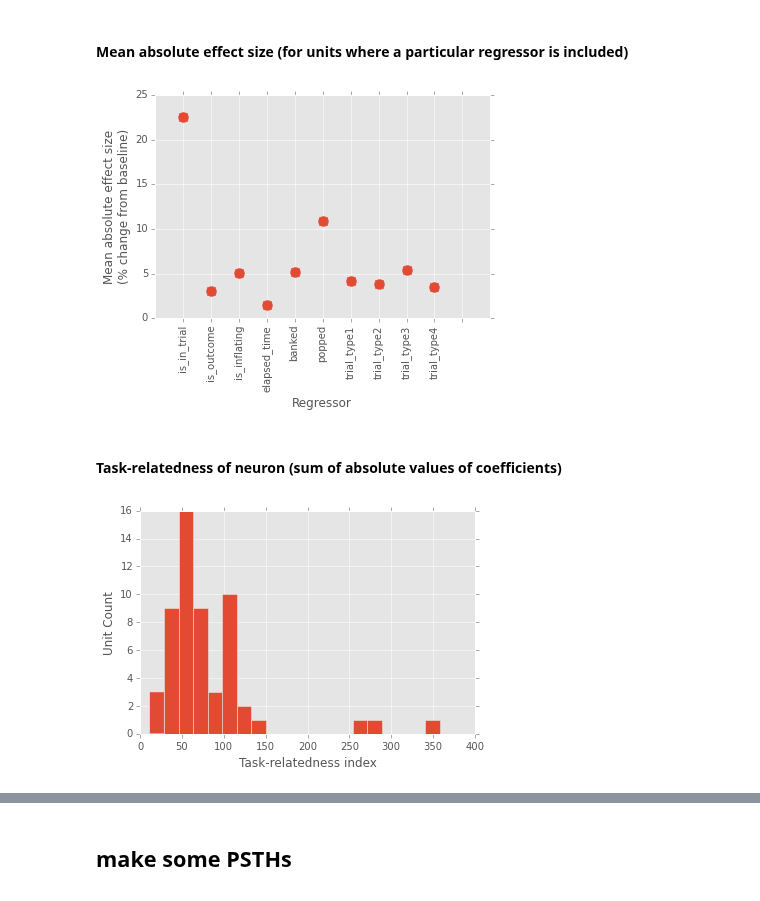
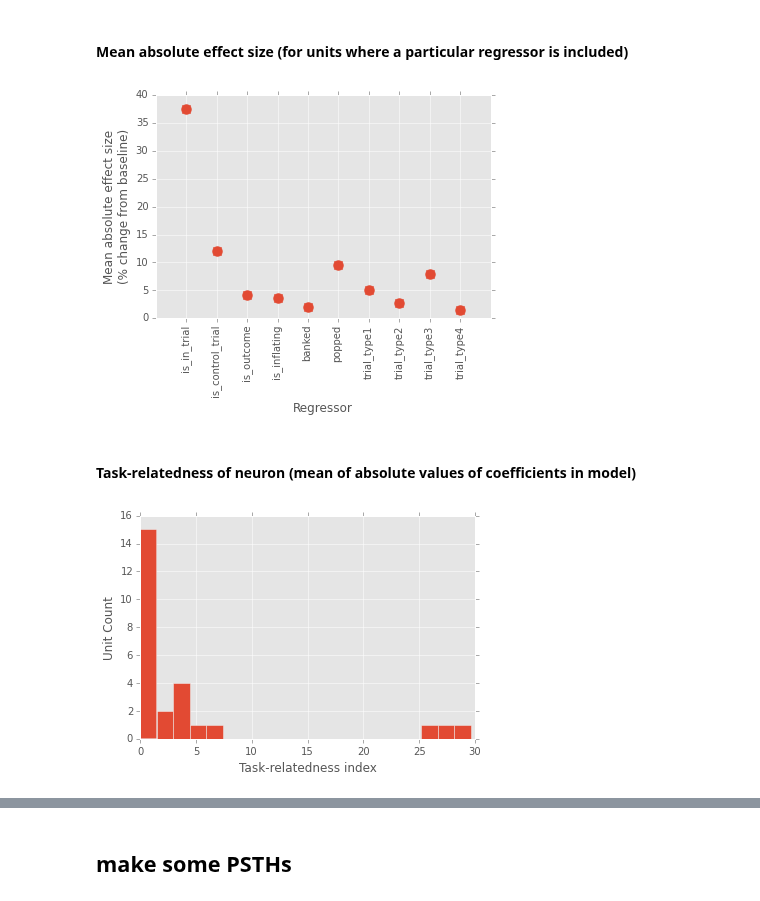
Before and after one commit to jmxpearson/hephys, a Jupyter notebook: bartc/spike_analysis_scratch.ipynb, the cells around one changed output, grey strips where cells are left out. Cells and saved outputs as stored; diff of their text form; code cells hidden in the pictures.

```diff
--- a/bartc/spike_analysis_scratch.ipynb
+++ b/bartc/spike_analysis_scratch.ipynb
@@ -133,19 +133,23 @@ plt.xlabel('Number regressors');
 # %% [markdown]
 #### Mean absolute effect size (for units where a particular regressor is included)
 # %%
-eff_df = effects.drop('unit', axis=1)
+eff_df = effects.drop(['unit', 'elapsed_time'], axis=1)
+nregressors = eff_df.shape[1]
 (eff_df.abs().sum() / (eff_df != 0).sum()).plot(linestyle='none', marker='.', markersize=20);
 plt.xticks(xrange(nregressors), eff_df.columns, rotation='vertical');
 plt.xlim(-1, nregressors);
 plt.xlabel('Regressor');
 plt.ylabel('Mean absolute effect size \n(% change from baseline)');
 # %% [output]
-[figure, old version]
+[figure, new version]
 # %% [markdown]
-#### Task-relatedness of neuron (sum of absolute values of coefficients)
+#### Task-relatedness of neuron (mean of absolute values of coefficients in model)
 # %%
-effects.abs().sum(axis=1).sort(inplace=False).plot(kind='hist', bins=20);
+eff_df = effects.drop(['unit', 'elapsed_time'], axis=1)
+mean_abs_coeff = (eff_df.abs().sum(axis=1) / (eff_df !=0).sum(axis=1)).sort(inplace=False)
+mean_abs_coeff = mean_abs_coeff[np.isfinite(mean_abs_coeff)]
+mean_abs_coeff.plot(kind='hist', bins=20);
 plt.xlabel('Task-relatedness index');
 plt.ylabel('Unit Count');
 # %% [output]
-[figure, old version]
+[figure, new version]
```
Also changed, not shown: parts of 5 cells of this notebook, 1 other file.
